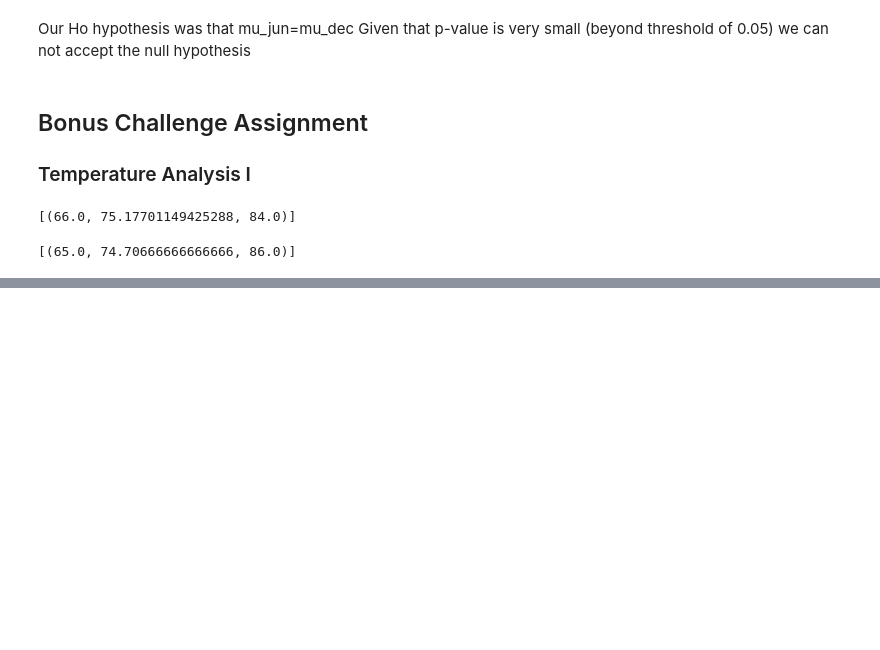
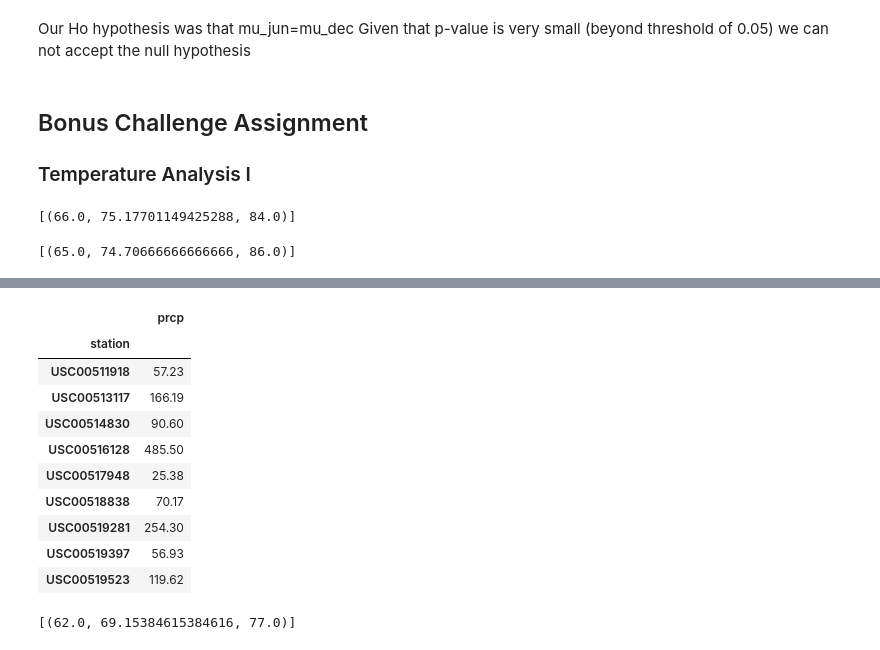
Before and after one commit to i-am-phoenix/rice-btcmp-hw10-sqlalchemy-challenge, a Jupyter notebook: climate_starter.ipynb, the cells around one changed output, grey strips where cells are left out. Cells and saved outputs as stored; diff of their text form; code cells hidden in the pictures; blank space fills up the shorter version.

```diff
--- a/climate_starter.ipynb
+++ b/climate_starter.ipynb
@@ -305,6 +314,36 @@ plt.bar(['my vacation'],)
 # %%
 # Calculate the total amount of rainfall per weather station for your trip dates using the previous year's matching dates.
 # Sort this in descending order by precipitation amount and list the station, name, latitude, longitude, and elevation
+def calc_prcp(start_date, end_date):
+    """TMIN, TAVG, and TMAX for a list of dates.
+
+    Args:
+        start_date (string): A date string in the format %Y-%m-%d
+        end_date (string): A date string in the format %Y-%m-%d
+
+    Returns:
+        TMIN, TAVE, and TMAX
+    """
+
+    return pd.DataFrame(session.query(measurement.station,func.sum(measurement.prcp)).\
+                            group_by(measurement.station).\
+                            filter(measurement.date <= end_date).all(), columns=['station','prcp'])
+
+# Chosen vacation time
+stats_on_vac=calc_prcp('2013-06-20', '2013-08-20').set_index('station')
+stats_on_vac
+# %% [output]
+|  | prcp |
+| station |  |
+| USC00511918 | 57.23 |
+| USC00513117 | 166.19 |
+| USC00514830 | 90.60 |
+| USC00516128 | 485.50 |
+| USC00517948 | 25.38 |
+| USC00518838 | 70.17 |
+| USC00519281 | 254.30 |
+| USC00519397 | 56.93 |
+| USC00519523 | 119.62 |
 # %%
 # Create a query that will calculate the daily normals
 # (i.e. the averages for tmin, tmax, and tavg for all historic data matching a specific month and day)
@@ -320,10 +359,12 @@ def daily_normals(date):
 
     """
 
-    sel = [func.min(Measurement.tobs), func.avg(Measurement.tobs), func.max(Measurement.tobs)]
-    return session.query(*sel).filter(func.strftime("%m-%d", Measurement.date) == date).all()
+    sel = [func.min(measurement.tobs), func.avg(measurement.tobs), func.max(measurement.tobs)]
+    return session.query(*sel).filter(func.strftime("%m-%d", measurement.date) == date).all()
 
 daily_normals("01-01")
+# %% [output]
+[(62.0, 69.15384615384616, 77.0)]
 # %%
 # calculate the daily normals for your trip
 # push each tuple of calculations into a list called `normals`
```
Also changed, not shown: parts of 3 cells of this notebook.
